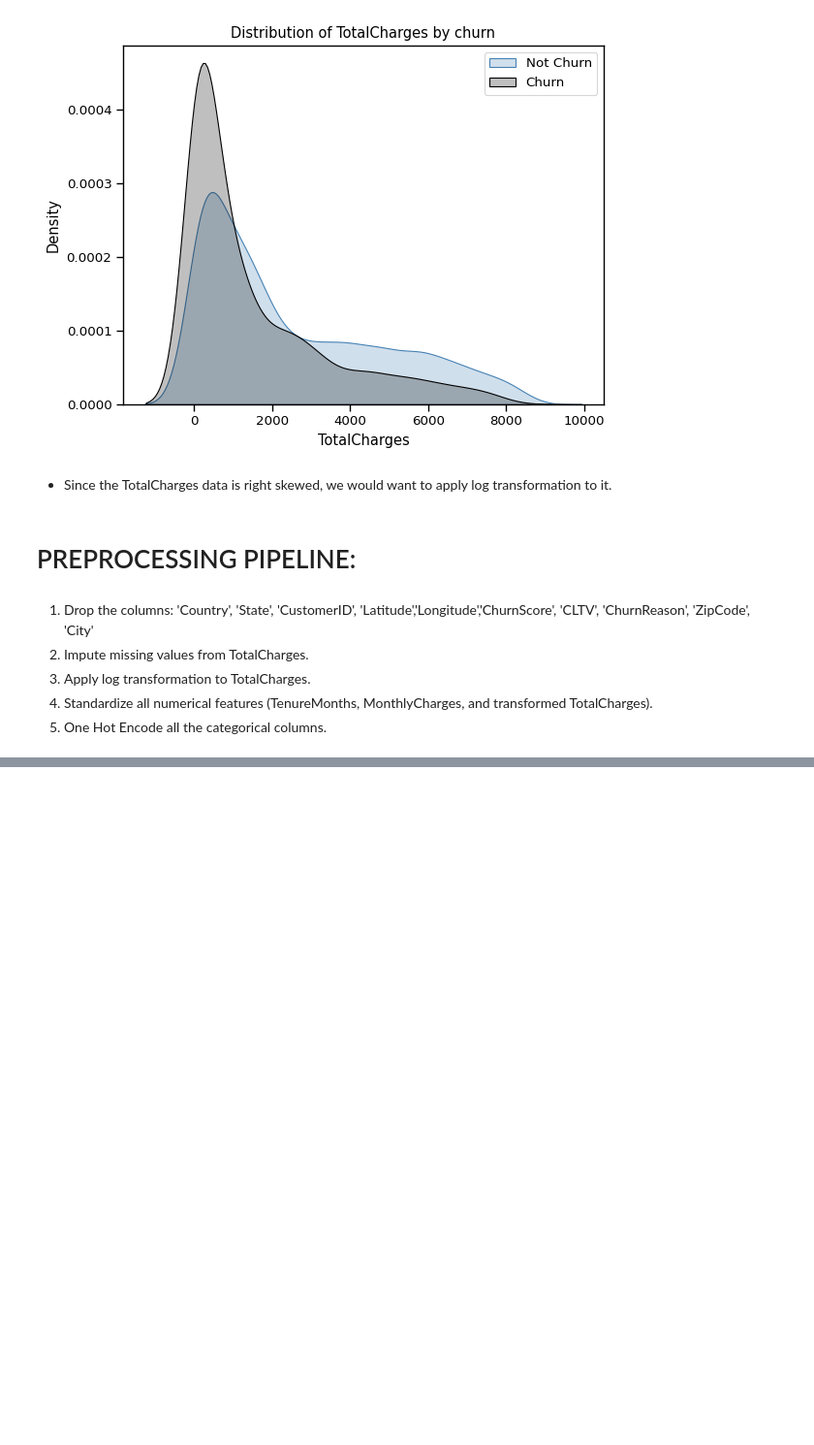
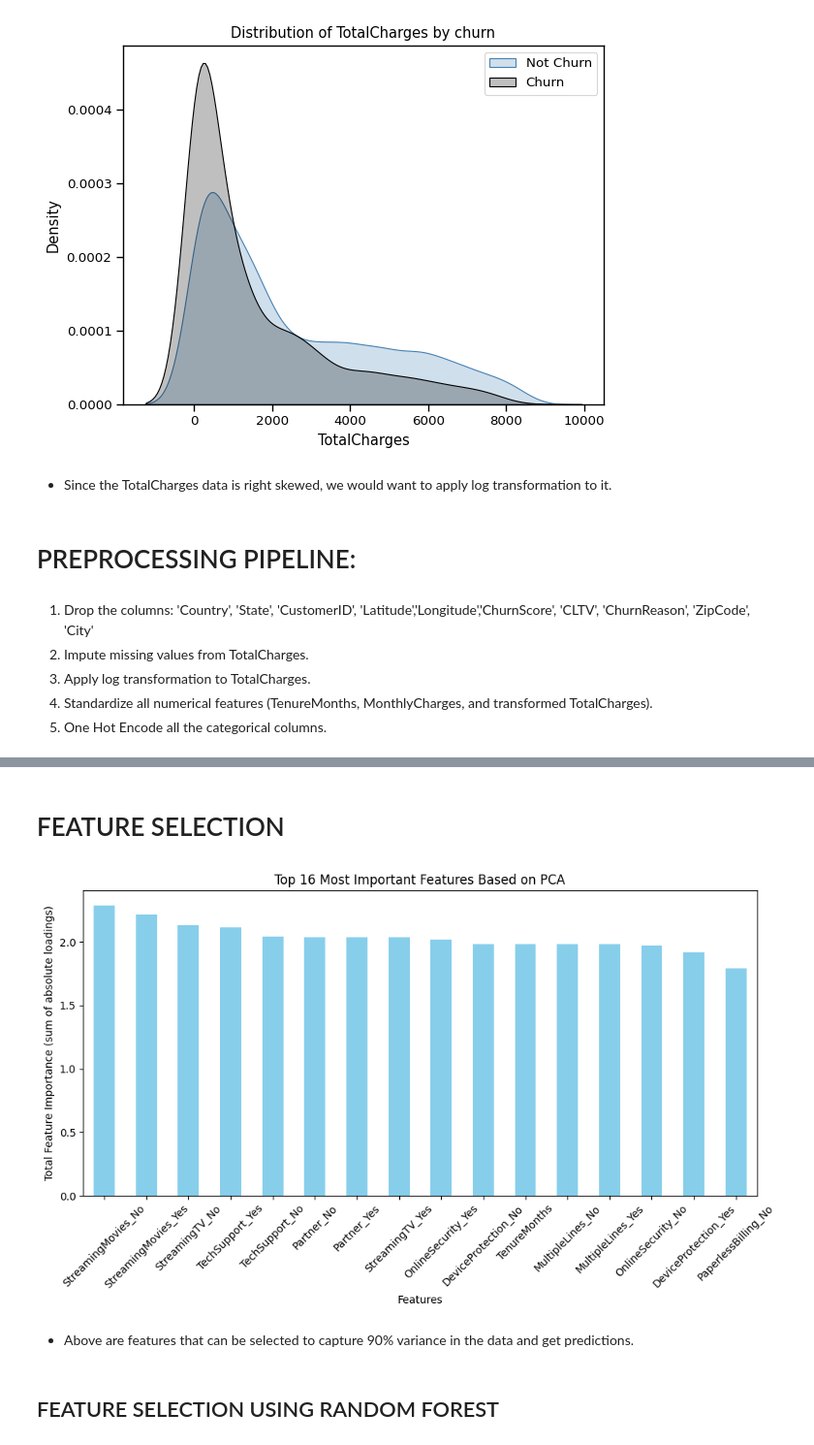
Before and after one commit to hrootscraft/my-book, a Jupyter notebook: _sources/book/2.ipynb, the cells around one changed output, grey strips where cells are left out. Shown at 97% size. Drawn from its saved outputs; the diff is of its cells as text; code cells hidden in the pictures; blank space fills up the shorter version.

```diff
--- a/_sources/book/2.ipynb
+++ b/_sources/book/2.ipynb
@@ -489,0 +713,44 @@ class CustomPreprocessor(BaseEstimator, TransformerMixin):
+# %% [markdown]
+# FEATURE SELECTION
+# %%
+import matplotlib.pyplot as plt
+import pandas as pd
+import numpy as np
+
+def plot_feature_importance(feature_importance, top_n=10):
+    """
+    Plots the feature importance for the first few principal components.
+    :param feature_importance: DataFrame of PCA components (loadings)
+    :param top_n: Number of top features to plot (default: 10)
+    """
+    # Compute the absolute value of the components to determine feature importance
+    feature_importance_abs = feature_importance.abs()
+
+    # Sum the absolute values across components (to get total importance)
+    feature_importance_sum = feature_importance_abs.sum(axis=1)
+
+    # Sort by total importance (highest first)
+    feature_importance_sorted = feature_importance_sum.sort_values(ascending=False)
+
+    # Select the top_n most important features
+    top_features = feature_importance_sorted.head(top_n)
+
+    # Plot the top features
+    plt.figure(figsize=(10, 6))
+    top_features.plot(kind='bar', color='skyblue')
+    plt.title(f"Top {top_n} Most Important Features Based on PCA")
+    plt.xlabel("Features")
+    plt.ylabel("Total Feature Importance (sum of absolute loadings)")
+    plt.xticks(rotation=45)
+    plt.tight_layout()
+    plt.show()
+
+# After running the PCA workflow and obtaining feature importance
+if feature_importance is not None:
+    plot_feature_importance(feature_importance, n_optimal)
+# %% [output]
+[figure, added]
+# %% [markdown]
+- Above are features that can be selected to capture 90% variance in the data and get predictions.
+# %% [markdown]
+## FEATURE SELECTION USING RANDOM FOREST
```
Also changed, not shown: parts of 12 cells of this notebook, 13 other files.
